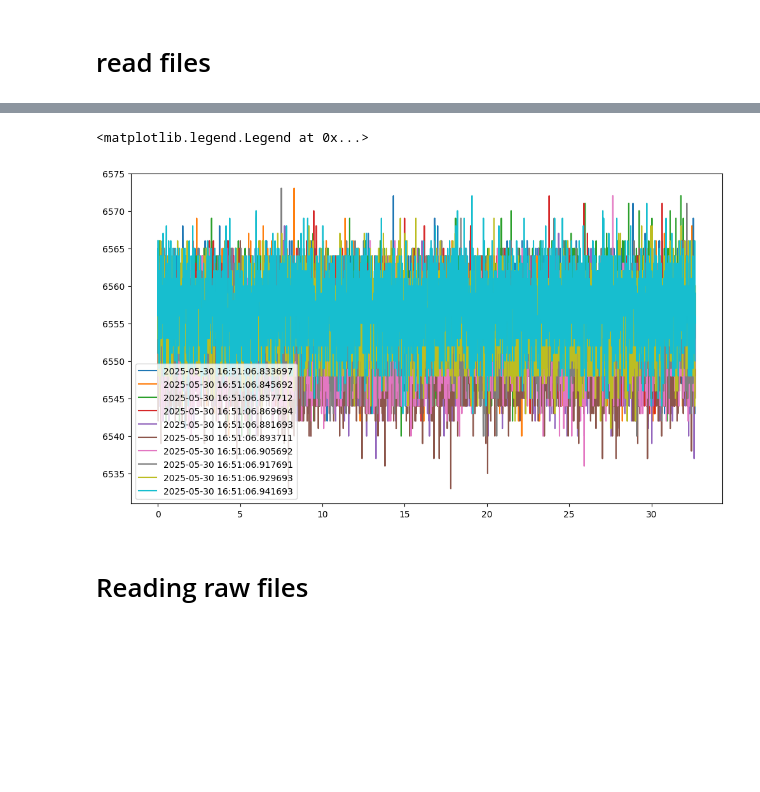
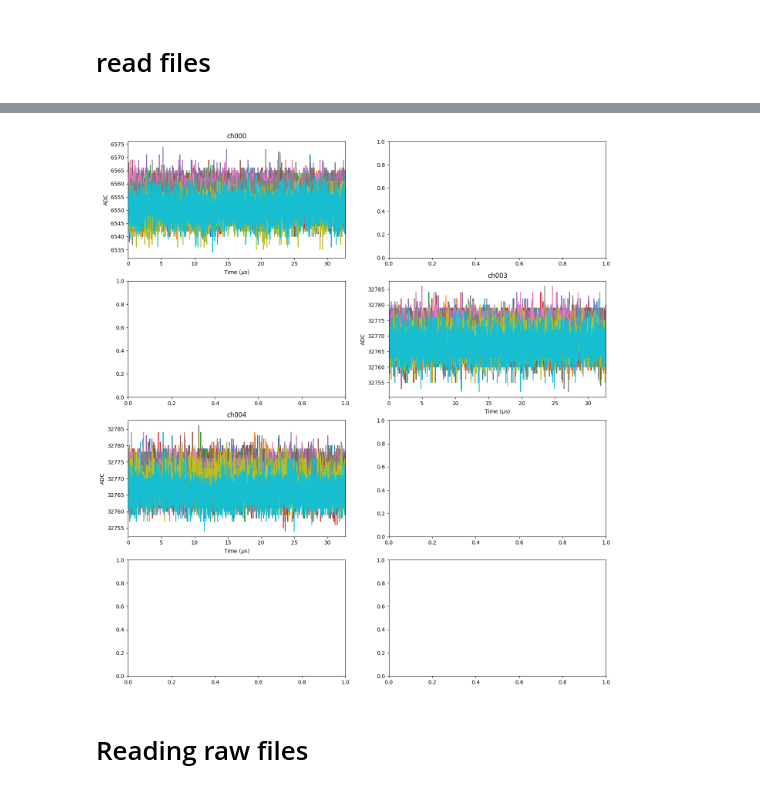
Before and after one commit to valerioda/pycaendaq, a Jupyter notebook: notebooks/demo_scope_l1000.ipynb, the cells around one changed output, grey strips where cells are left out. Saved outputs shown, nothing was run; the diff lists cells and outputs as text; code cells hidden in the pictures; blank space fills up the shorter version.

```diff
--- a/notebooks/demo_scope_l1000.ipynb
+++ b/notebooks/demo_scope_l1000.ipynb
@@ -142,5 +142,3 @@ dig.cmd.disarmacquisition()
 # read files
 # %%
 from datetime import datetime
-# %%
-raw_data = lh5.read("ch003/raw","../tmp/test_20250530T172251Z.lh5")
@@ -170,17 +145,24 @@ timestamp = raw_data.timestamp.nda
-# %%
-dts = np.linspace(0,4084*0.008,4084)
-fig, ax = plt.subplots(figsize=(12,6.75))
-for i in range(10):
-    wf0 = wfs[i]# - np.mean(wfs[0,i,:100])
-    date = datetime.fromtimestamp(timestamp[i]/1e9)
-    plt.plot(dts,wf0,label=date)
-    #label=f"T = {temperatures[i,3]}°C (1st), {temperatures[i,4]}°C (last)")
-#plt.xlim(15,20)
-#plt.ylim(15000,25000)
-ax.legend()
-# %% [output]
-<matplotlib.legend.Legend at 0x...>
-[figure, removed]
+# %%
+lh5_file = "../tmp/test_app_20250531T154020Z.lh5"
+channels = lh5.ls(lh5_file)
+fig, axis = plt.subplots(4,2,figsize=(16,18))
+for i in range(64):
+    chn = f"ch{i:03d}"
+    if chn not in channels: continue
+    raw_data = lh5.read(f"{chn}/raw",lh5_file,n_rows=10)
+    wfs = raw_data.waveform.values.nda
+    timestamp = raw_data.timestamp.nda
+    dts = np.linspace(0,4084*0.008,4084)
+    ax = axis.flat[i]
+    for j in range(10):
+        wf0 = wfs[j]
+        ax.plot(dts,wf0)
+    ax.set_xlim(0,dts[-1])
+    ax.set_xlabel(r"Time ($\mu$s)")
+    ax.set_ylabel("ADC")
+    ax.set_title(chn)
+# %% [output]
+[figure, added]
 # %%
 from scipy.signal import periodogram
 # %%
```
Also changed, not shown: parts of 2 cells of this notebook, 5 other files.
